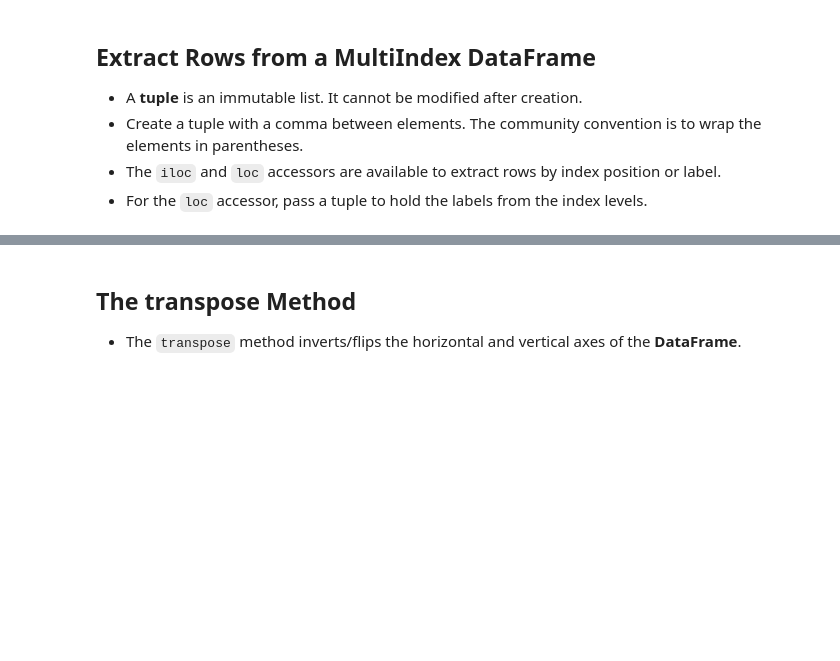
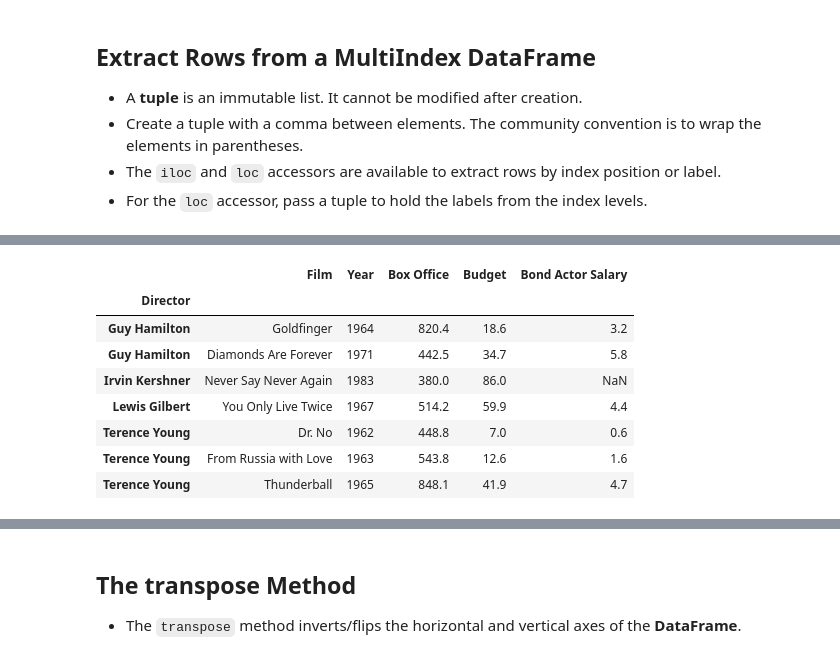
Before and after one commit to abhijeet-bhambere/pashkavers-pandas-trail, a Jupyter notebook: 08 - MultiIndex.ipynb, the cells around one changed output, grey strips where cells are left out. Saved outputs shown, nothing was run; the diff lists cells and outputs as text; code cells hidden in the pictures; blank space fills up the shorter version.

```diff
--- a/08 - MultiIndex.ipynb
+++ b/08 - MultiIndex.ipynb
@@ -92,0 +327,13 @@ bigmac.set_index(["Country","Date"])
+# %%
+bond[bond.index.get_level_values(0)=="Sean Connery"]
+bond.loc["Sean Connery"]
+# %% [output]
+|  | Film | Year | Box Office | Budget | Bond Actor Salary |
+| Director |  |  |  |  |  |
+| Guy Hamilton | Goldfinger | 1964 | 820.4 | 18.6 | 3.2 |
+| Guy Hamilton | Diamonds Are Forever | 1971 | 442.5 | 34.7 | 5.8 |
+| Irvin Kershner | Never Say Never Again | 1983 | 380.0 | 86.0 | NaN |
+| Lewis Gilbert | You Only Live Twice | 1967 | 514.2 | 59.9 | 4.4 |
+| Terence Young | Dr. No | 1962 | 448.8 | 7.0 | 0.6 |
+| Terence Young | From Russia with Love | 1963 | 543.8 | 12.6 | 1.6 |
+| Terence Young | Thunderball | 1965 | 848.1 | 41.9 | 4.7 |
```
Also changed, not shown: parts of 24 cells of this notebook.
